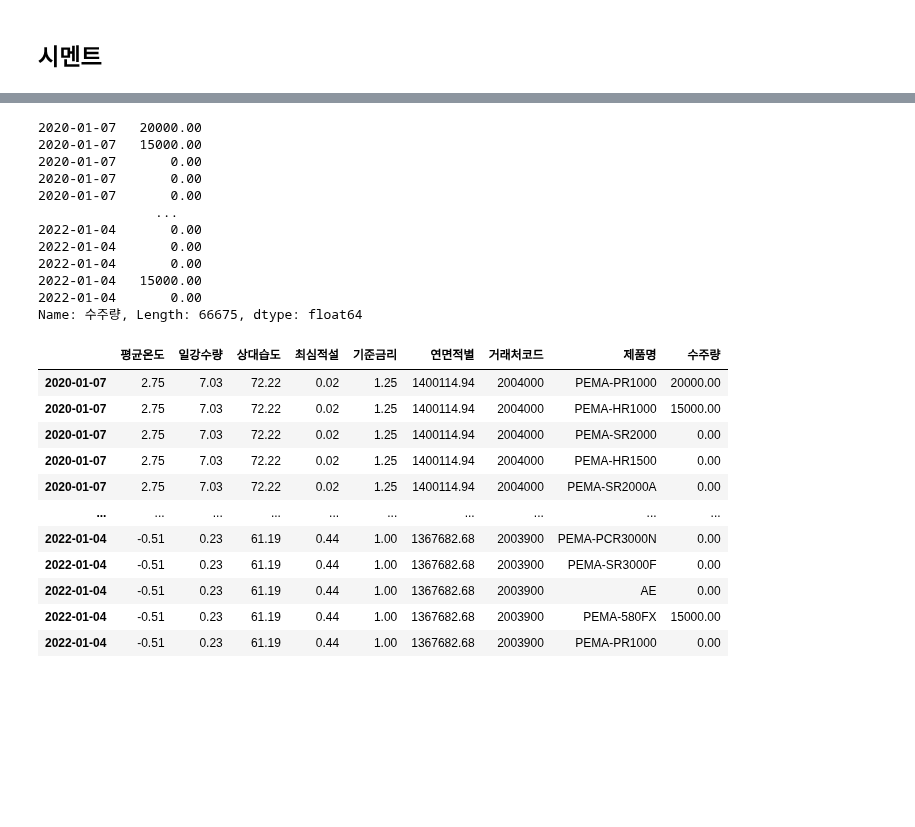
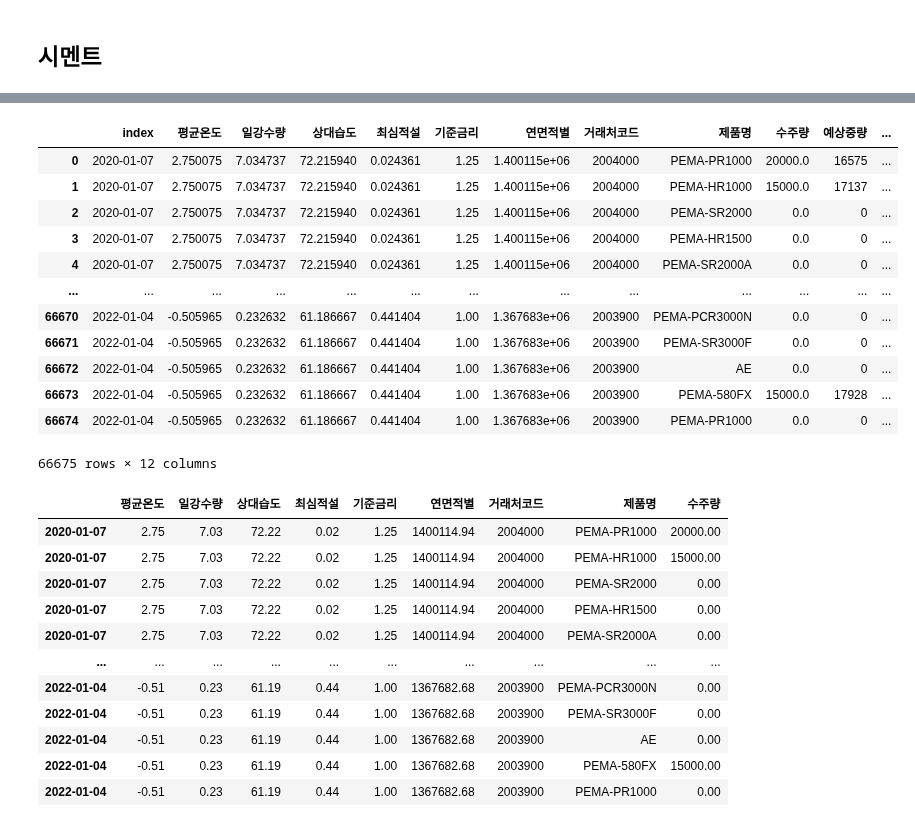
Before and after one commit to Toddbear20/Toddbear20, a Jupyter notebook: 3rd_project/수요예측 데이터셋 생성_창훈_1124.ipynb, the cells around one changed output, grey strips where cells are left out. Drawn from its saved outputs; the diff is of its cells as text; code cells hidden in the pictures; blank space fills up the shorter version.

Commit message:
예상중량

```diff
--- a/3rd_project/수요예측 데이터셋 생성_창훈.ipynb
+++ b/3rd_project/수요예측 데이터셋 생성_창훈_1124.ipynb
@@ -294,0 +394,3 @@ pd.date_range(start=start,end=end,freq='m')
+# %%
+def strftime(x):
+    return x.strftime('%Y-%m')
@@ -317,15 +436,22 @@ add_mi
 # %%
-dataset_detail_week['수주량']
+dataset_detail_week.reset_index(inplace=True)
-# %% [output]
-2020-01-07   20000.00
-2020-01-07   15000.00
-2020-01-07       0.00
-2020-01-07       0.00
-2020-01-07       0.00
-               ...
-2022-01-04       0.00
-2022-01-04       0.00
-2022-01-04       0.00
-2022-01-04   15000.00
-2022-01-04       0.00
-Name: 수주량, Length: 66675, dtype: float64
+# %%
+dataset_detail_week['index'] = pd.to_datetime(dataset_detail_week['index'])
+# %%
+dataset_detail_week['month']=dataset_detail_week['index'].apply(strftime)
+# %%
+dataset_detail_week
+# %% [output]
+|  | index | 평균온도 | 일강수량 | 상대습도 | 최심적설 | 기준금리 | 연면적별 | 거래처코드 | 제품명 | 수주량 | 예상중량 | ... |
+| 0 | 2020-01-07 | 2.750075 | 7.034737 | 72.215940 | 0.024361 | 1.25 | 1.400115e+06 | 2004000 | PEMA-PR1000 | 20000.0 | 16575 | ... |
+| 1 | 2020-01-07 | 2.750075 | 7.034737 | 72.215940 | 0.024361 | 1.25 | 1.400115e+06 | 2004000 | PEMA-HR1000 | 15000.0 | 17137 | ... |
+| 2 | 2020-01-07 | 2.750075 | 7.034737 | 72.215940 | 0.024361 | 1.25 | 1.400115e+06 | 2004000 | PEMA-SR2000 | 0.0 | 0 | ... |
+| 3 | 2020-01-07 | 2.750075 | 7.034737 | 72.215940 | 0.024361 | 1.25 | 1.400115e+06 | 2004000 | PEMA-HR1500 | 0.0 | 0 | ... |
+| 4 | 2020-01-07 | 2.750075 | 7.034737 | 72.215940 | 0.024361 | 1.25 | 1.400115e+06 | 2004000 | PEMA-SR2000A | 0.0 | 0 | ... |
+| ... | ... | ... | ... | ... | ... | ... | ... | ... | ... | ... | ... | ... |
+| 66670 | 2022-01-04 | -0.505965 | 0.232632 | 61.186667 | 0.441404 | 1.00 | 1.367683e+06 | 2003900 | PEMA-PCR3000N | 0.0 | 0 | ... |
+| 66671 | 2022-01-04 | -0.505965 | 0.232632 | 61.186667 | 0.441404 | 1.00 | 1.367683e+06 | 2003900 | PEMA-SR3000F | 0.0 | 0 | ... |
+| 66672 | 2022-01-04 | -0.505965 | 0.232632 | 61.186667 | 0.441404 | 1.00 | 1.367683e+06 | 2003900 | AE | 0.0 | 0 | ... |
+| 66673 | 2022-01-04 | -0.505965 | 0.232632 | 61.186667 | 0.441404 | 1.00 | 1.367683e+06 | 2003900 | PEMA-580FX | 15000.0 | 17928 | ... |
+| 66674 | 2022-01-04 | -0.505965 | 0.232632 | 61.186667 | 0.441404 | 1.00 | 1.367683e+06 | 2003900 | PEMA-PR1000 | 0.0 | 0 | ... |
+66675 rows × 12 columns
```
Also changed, not shown: parts of 26 cells of this notebook, 1 other file.
